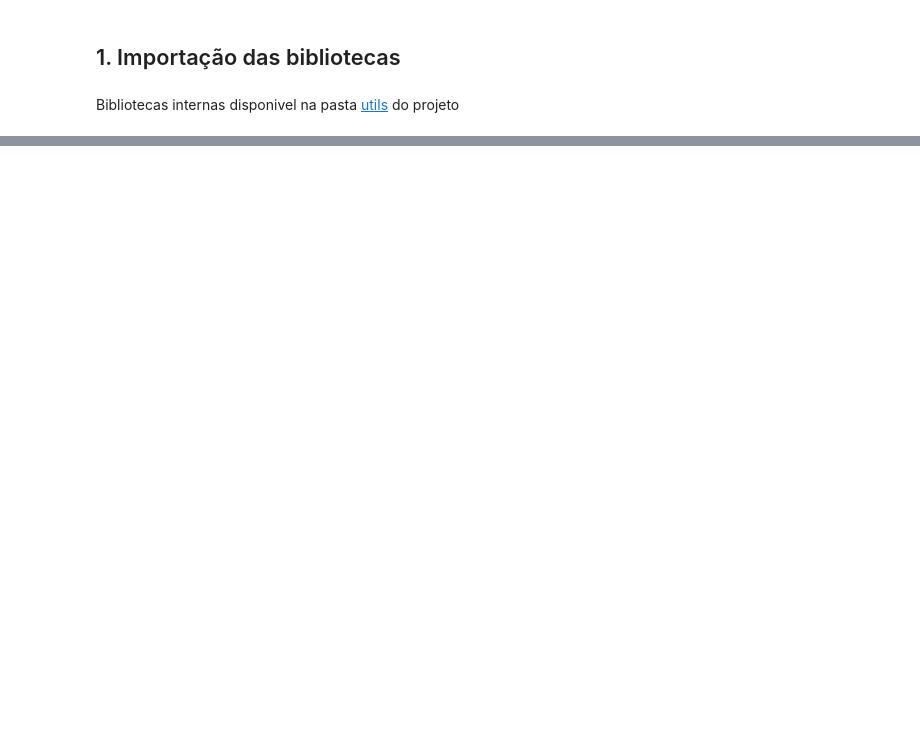
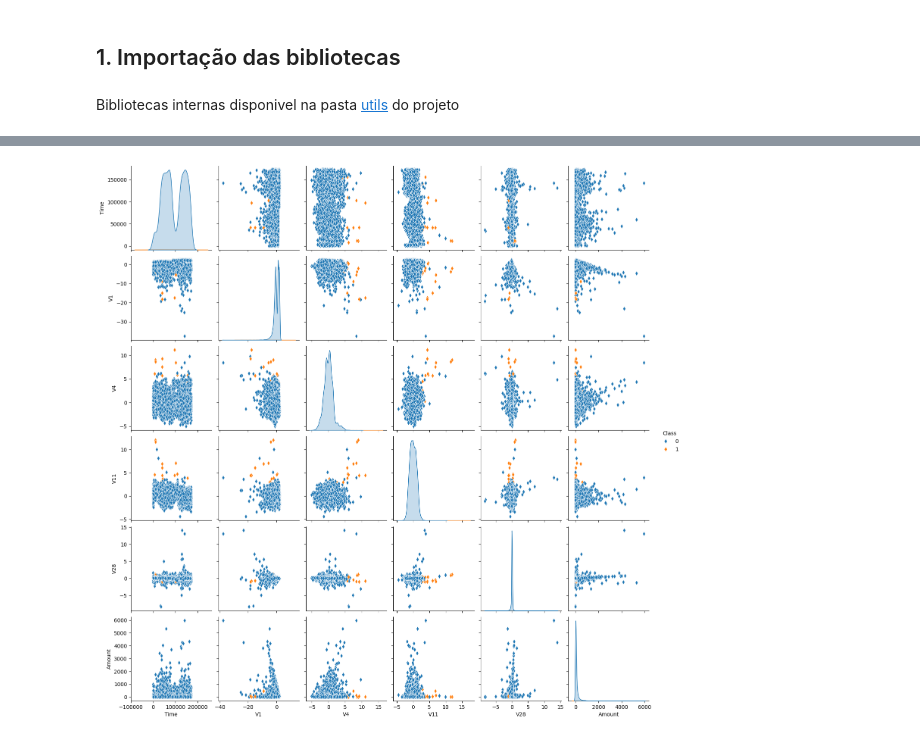
Before and after one commit to Gustavo-michel/Credit-Card-Fraud-Detection, a Jupyter notebook: notebooks/main.ipynb, the cells around one changed output, grey strips where cells are left out. Drawn from its saved outputs; the diff is of its cells as text; code cells hidden in the pictures; blank space fills up the shorter version.

Commit message:
moddelling data

```diff
--- a/notebooks/main.ipynb
+++ b/notebooks/main.ipynb
@@ -40,0 +170,2 @@ df.head()
+# %%
+df = df.drop_duplicates()
@@ -40,0 +187,5 @@ df.head()
+# %%
+df_graph_shuffle = df.sample(frac = 1, random_state=3)
+
+df_graph = df_graph_shuffle.iloc[:10000, [0, 1, 4, 11, 28, 29, 30]]
+df_graph
@@ -40,0 +206,6 @@ df.head()
+# %%
+sns.pairplot(data=df_graph, hue='Class', markers='d')
+
+plt.savefig('img/Matriz de dispersão.png')
+# %% [output]
+[figure, added]
```
Also changed, not shown: parts of 42 cells of this notebook, 7 other files.
